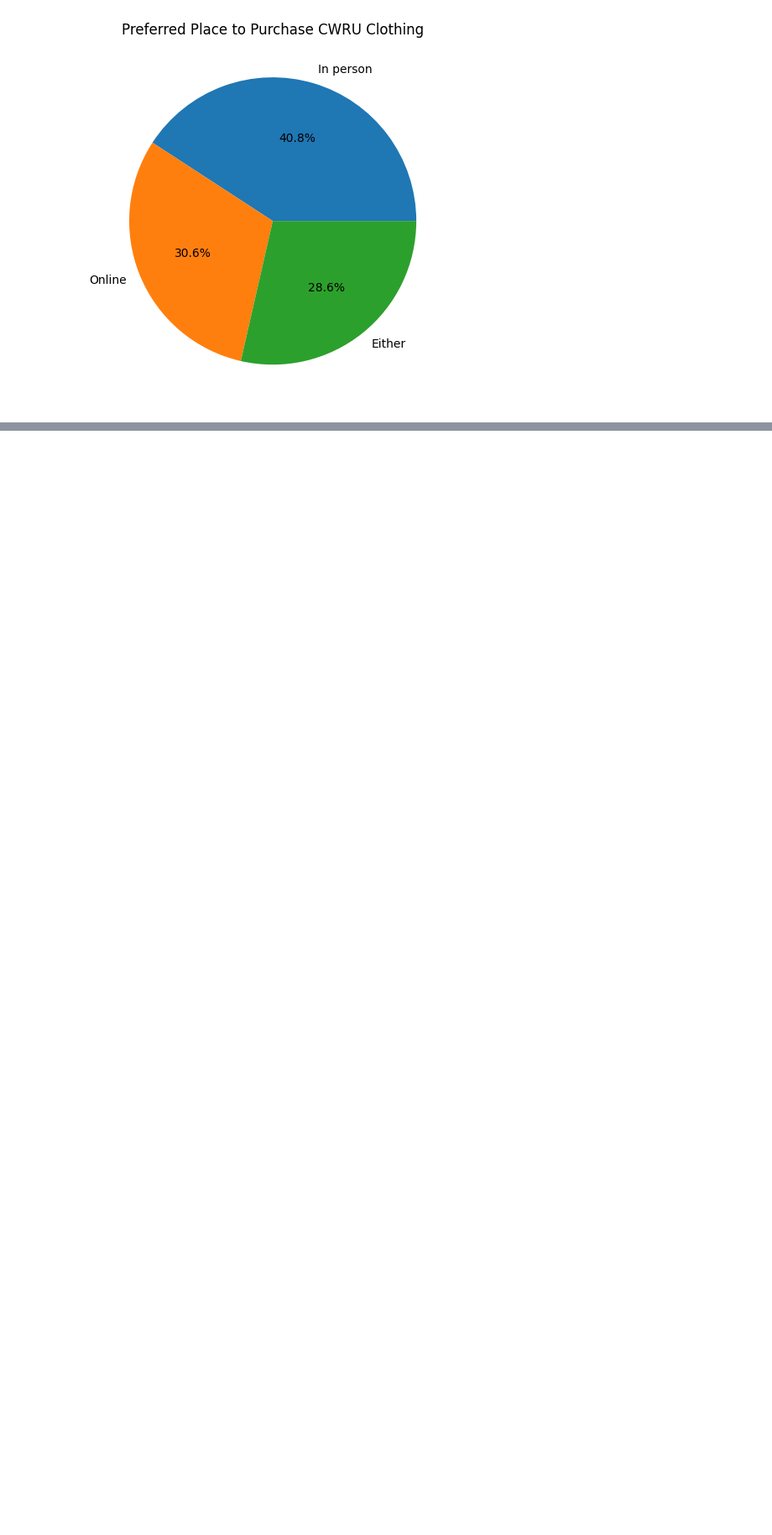
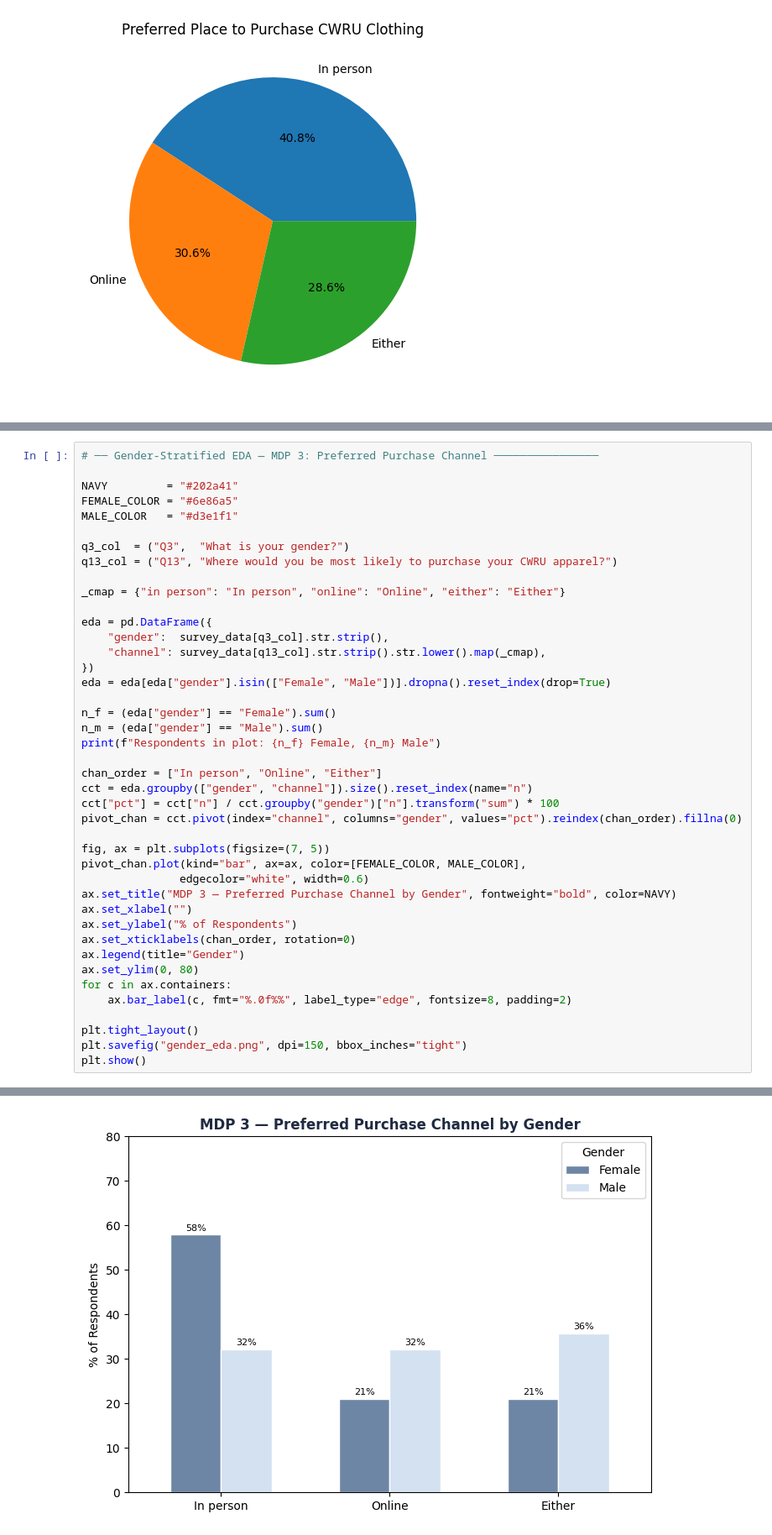
Before and after one commit to rcorrie325/Marketing, a Jupyter notebook: Cleaning.ipynb, the cells around one changed output, grey strips where cells are left out. Shown at 84% size. Cells and saved outputs as stored; diff of their text form; blank space fills up the shorter version.

```diff
--- a/Cleaning.ipynb
+++ b/Cleaning.ipynb
@@ -235,0 +344,43 @@ plt.show()
+# %%
+# ── Gender-Stratified EDA — MDP 3: Preferred Purchase Channel ────────────────
+
+NAVY         = "#202a41"
+FEMALE_COLOR = "#6e86a5"
+MALE_COLOR   = "#d3e1f1"
+
+q3_col  = ("Q3",  "What is your gender?")
+q13_col = ("Q13", "Where would you be most likely to purchase your CWRU apparel?")
+
+_cmap = {"in person": "In person", "online": "Online", "either": "Either"}
+
+eda = pd.DataFrame({
+    "gender":  survey_data[q3_col].str.strip(),
+    "channel": survey_data[q13_col].str.strip().str.lower().map(_cmap),
+})
+eda = eda[eda["gender"].isin(["Female", "Male"])].dropna().reset_index(drop=True)
+
+n_f = (eda["gender"] == "Female").sum()
+n_m = (eda["gender"] == "Male").sum()
+print(f"Respondents in plot: {n_f} Female, {n_m} Male")
+
+chan_order = ["In person", "Online", "Either"]
+cct = eda.groupby(["gender", "channel"]).size().reset_index(name="n")
+cct["pct"] = cct["n"] / cct.groupby("gender")["n"].transform("sum") * 100
+pivot_chan = cct.pivot(index="channel", columns="gender", values="pct").reindex(chan_order).fillna(0)
+
+fig, ax = plt.subplots(figsize=(7, 5))
+pivot_chan.plot(kind="bar", ax=ax, color=[FEMALE_COLOR, MALE_COLOR],
+               edgecolor="white", width=0.6)
+ax.set_title("MDP 3 — Preferred Purchase Channel by Gender", fontweight="bold", color=NAVY)
+ax.set_xlabel("")
+ax.set_ylabel("% of Respondents")
+ax.set_xticklabels(chan_order, rotation=0)
+ax.legend(title="Gender")
+ax.set_ylim(0, 80)
+for c in ax.containers:
+    ax.bar_label(c, fmt="%.0f%%", label_type="edge", fontsize=8, padding=2)
+
+plt.tight_layout()
+plt.savefig("gender_eda.png", dpi=150, bbox_inches="tight")
+plt.show()
+# %% [output]
@@ -235,0 +388 @@ plt.show()
+[figure, added]
```
Also changed, not shown: parts of 4 cells of this notebook, 2 other files.
